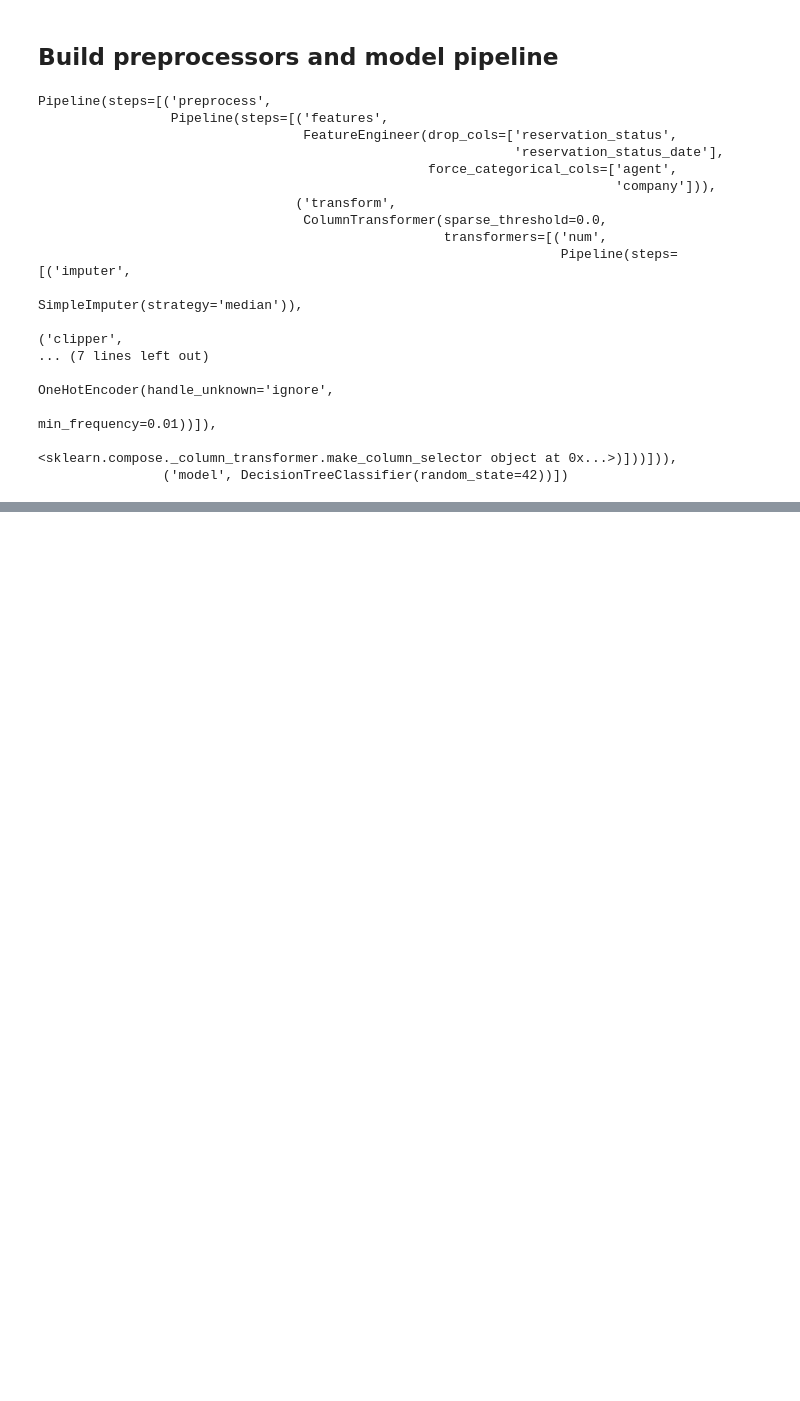
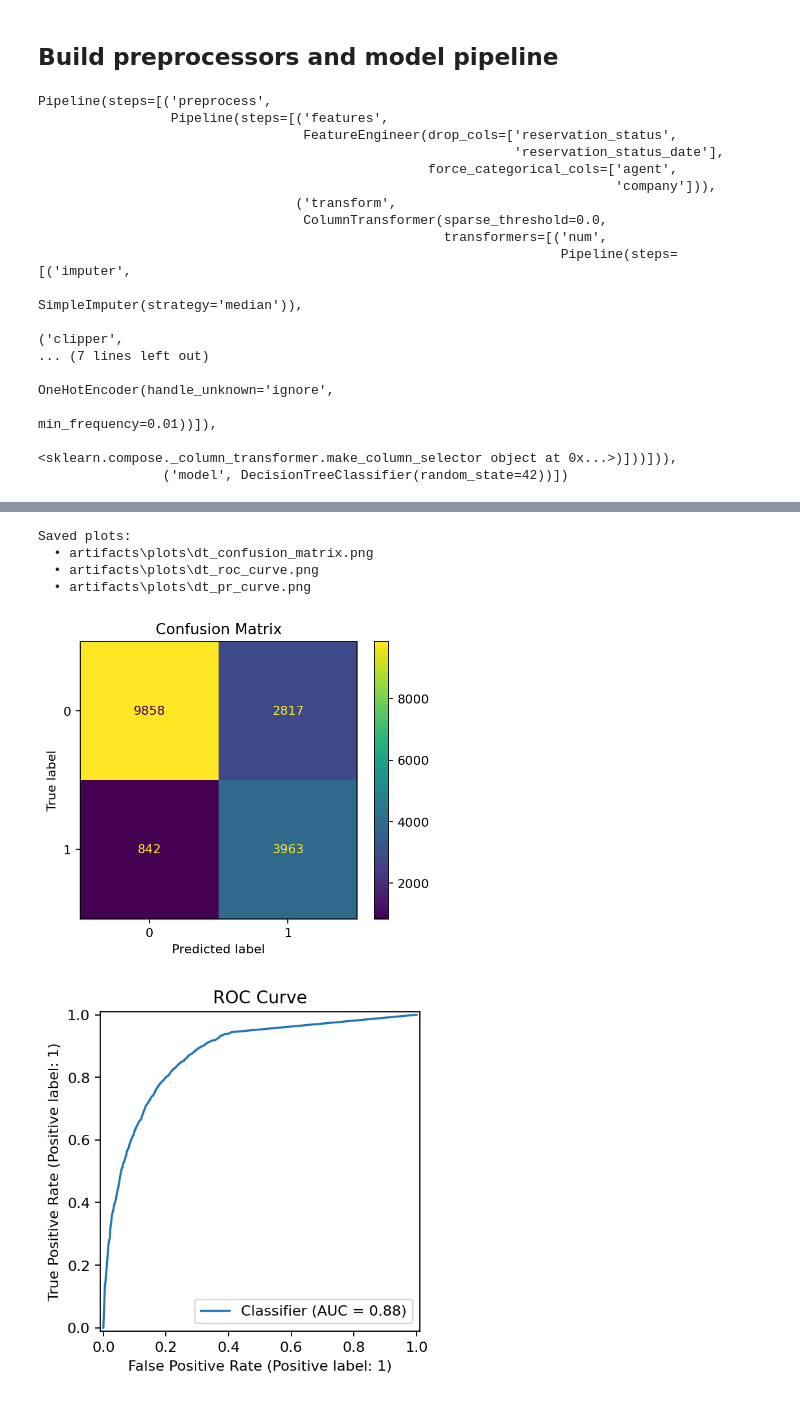
Before and after one commit to YasiruKaveeshwara/Machine-Learning-Assignment, a Jupyter notebook: notebooks/05_model_decision_tree.ipynb, the cells around one changed output, grey strips where cells are left out. Drawn from its saved outputs; the diff is of its cells as text; code cells hidden in the pictures; blank space fills up the shorter version.

Commit message:
Add decision tree artifacts and results

```diff
--- a/notebooks/05_model_decision_tree.ipynb
+++ b/notebooks/05_model_decision_tree.ipynb
@@ -477,18 +607,52 @@ print(test_metrics)
 # %%
-# 5) Plots
+# Plots
+# Generates and saves diagnostic visualizations:
+# • artifacts/plots/dt_confusion_matrix.png
+# • artifacts/plots/dt_roc_curve.png (if proba available)
+# • artifacts/plots/dt_pr_curve.png (if proba available)
+
 plot_confusion_matrix(
-    y_test, y_pred,
-    out_path=ART["plots"] / "dt_confusion_matrix.png",
+    y_test,
+    y_pred,
+    out_path=ART["plots"] / f"{MODEL_NAME}_confusion_matrix.png",
     dpi=FIG_DPI,
 )
+
 if y_proba is not None:
     plot_roc_curve(
-        y_test, y_proba,
-        out_path=ART["plots"] / "dt_roc_curve.png",
+        y_test,
+        y_proba,
+        out_path=ART["plots"] / f"{MODEL_NAME}_roc_curve.png",
         dpi=FIG_DPI,
     )
     plot_pr_curve(
-        y_test, y_proba,
-        out_path=ART["plots"] / "dt_pr_curve.png",
+        y_test,
+        y_proba,
+        out_path=ART["plots"] / f"{MODEL_NAME}_pr_curve.png",
         dpi=FIG_DPI,
     )
+
+
+# Display saved plots inline
+from IPython.display import Image, display
+
+print("Saved plots:")
+print(f"  • {ART['plots'] / f'{MODEL_NAME}_confusion_matrix.png'}")
+if y_proba is not None:
+    print(f"  • {ART['plots'] / f'{MODEL_NAME}_roc_curve.png'}")
+    print(f"  • {ART['plots'] / f'{MODEL_NAME}_pr_curve.png'}")
+print()
+
+
+# Display with reduced width for better notebook layout
+display(Image(filename=ART["plots"] / f"{MODEL_NAME}_confusion_matrix.png", width=400))
+if y_proba is not None:
+    display(Image(filename=ART["plots"] / f"{MODEL_NAME}_roc_curve.png", width=400))
+    display(Image(filename=ART["plots"] / f"{MODEL_NAME}_pr_curve.png", width=400))
+# %% [output]
+Saved plots:
+  • artifacts\plots\dt_confusion_matrix.png
+  • artifacts\plots\dt_roc_curve.png
+  • artifacts\plots\dt_pr_curve.png
+[figure, added]
+[figure, added]
```
Also changed, not shown: parts of 33 cells of this notebook, 15 other files.
